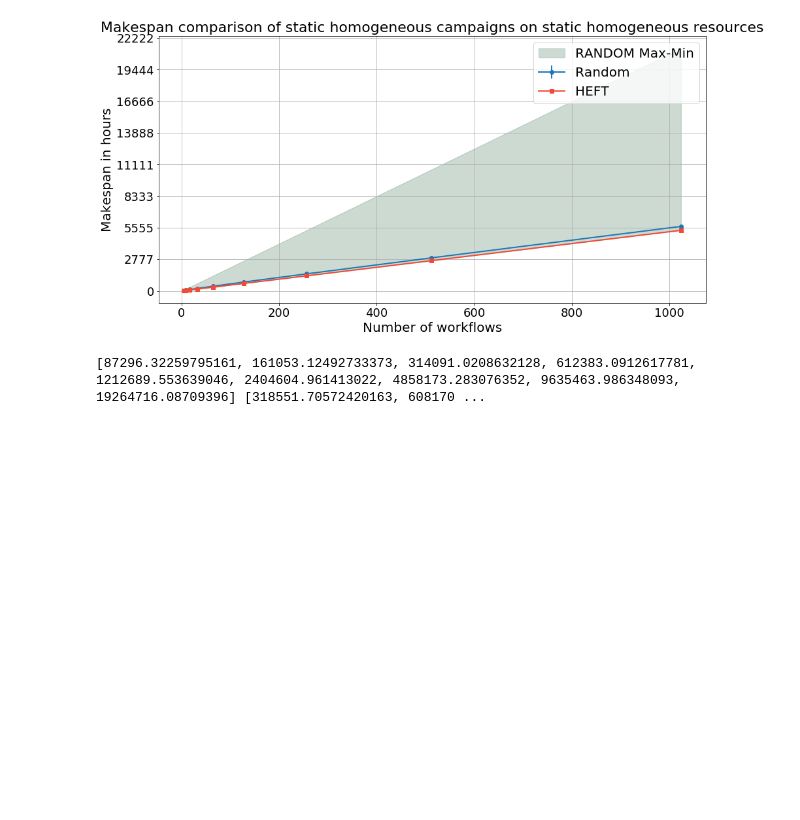
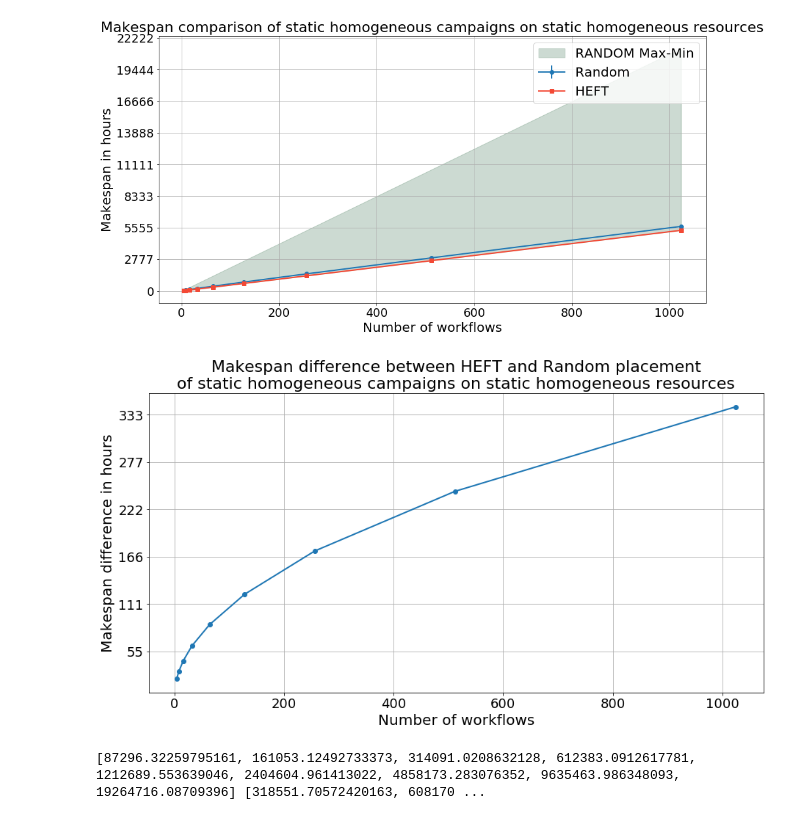
Before and after one commit to radical-project/campaign_manager, a Jupyter notebook: experiments/StaticResourcesExperiments.ipynb, the cells around one changed output. Saved outputs shown, nothing was run; the diff lists cells and outputs as text; code cells hidden in the pictures; blank space fills up the shorter version.

```diff
--- a/experiments/StaticResourcesExperiments.ipynb
+++ b/experiments/StaticResourcesExperiments.ipynb
@@ -101,6 +101,20 @@ _ = axis.legend(fontsize=20)
 #fig.savefig('StHomoCampaigns_4StHomoResources.png',bbox_inches='tight')
 # %% [output]
 [figure]
+# %%
+DiffStHomoCamp_4StHomoRes = StHomoCampaigns_4StHomoResources_makespan_means.xs('RANDOM').values - StHomoCampaigns_4StHomoResources_makespan_means.xs('HEFT').values
+fig,axis = plt.subplots(nrows=1,ncols=1,figsize=(15,7.5))
+_ = axis.plot(StHomoCampaigns_4StHomoResources_makespan_means.xs('RANDOM').index, DiffStHomoCamp_4StHomoRes, marker='o',linewidth=2)
+#_ = axis.set_yscale('symlog')
+_ = axis.set_ylabel('Makespan difference in hours',fontsize=20)
+_ = axis.set_xlabel('Number of workflows',fontsize=20)
+_ = axis.set_xticklabels(axis.get_xticks().astype('int').tolist(),fontsize=18)
+_ = axis.set_yticklabels((axis.get_yticks()/3600).astype('int').tolist(),fontsize=18)
+_ = axis.grid('on')
+_ = axis.set_title('Makespan difference between HEFT and Random placement\nof static homogeneous campaigns on static homogeneous resources', fontsize=22)
+#fig.savefig('StHomoCampaigns_4StHomoResources.png',bbox_inches='tight')
+# %% [output]
+[figure, added]
 # %%
 StHeteroCampaigns_4StHomoResources = pd.read_csv('StHeteroCampaigns_4StHomoResources.csv')
 locs = [0,20000,40000,60000,80000,100000,120000,140000,160000]
```
Also changed, not shown: parts of 3 cells of this notebook.
